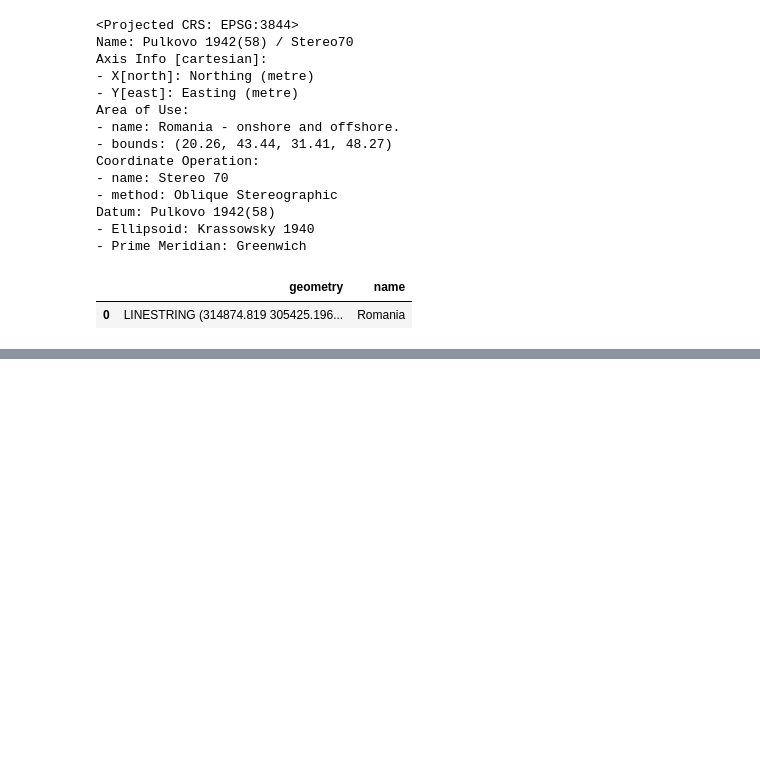
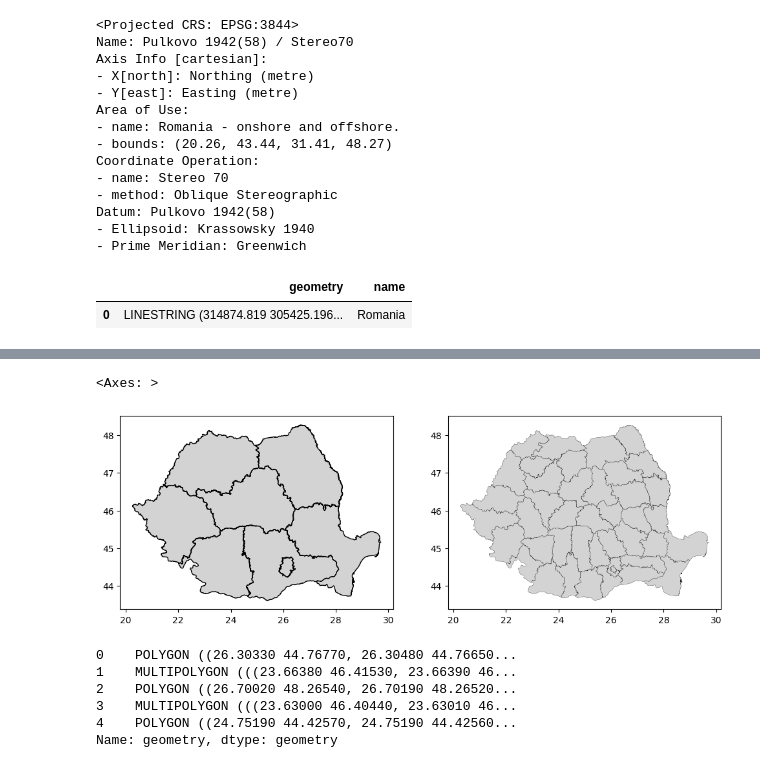
Before and after one commit to Clases-y-Evaluaciones-DelaCruz-Diana/Evaluation3-DelaCruz, a Jupyter notebook: index.ipynb, the cells around one changed output, grey strips where cells are left out. Cells and saved outputs as stored; diff of their text form; code cells hidden in the pictures; blank space fills up the shorter version.

```diff
--- a/index.ipynb
+++ b/index.ipynb
@@ -98,3 +98,3 @@ romania_border
 # %%
-romania_states=gpd.read_file(os.path.join("maps","DEU_adm","DEU_adm2.shp"))
-romania_municipalities=gpd.read_file(os.path.join("maps","DEU_adm","DEU_adm3.shp"))
+romania_states=gpd.read_file(os.path.join("maps","rou_adm_ancpi_v02_20220427_ab_shp","rou_admbnda_adm1_ancpi_v02_20220427.shp"))
+romania_municipalities=gpd.read_file(os.path.join("maps","rou_adm_ancpi_v02_20220427_ab_shp","rou_admbnda_adm2_ancpi_v02_20220427.shp"))
@@ -100,0 +121,19 @@ romania_municipalities=gpd.read_file(os.path.join("maps","DEU_adm","DEU_adm3.shp
+# %%
+import matplotlib.pyplot as plt
+
+fig, (ax1, ax2) = plt.subplots(ncols=2, sharex=False, sharey=False, figsize=(12,12))
+
+romania_states.plot(ax=ax1, facecolor='lightgrey', edgecolor='black')
+romania_municipalities.plot(ax=ax2, facecolor='lightgrey', edgecolor='black',linewidth=0.2)
+# %% [output]
+<Axes: >
+[figure, added]
+# %%
+romania_states.geometry.head()
+# %% [output]
+0    POLYGON ((26.30330 44.76770, 26.30480 44.76650...
+1    MULTIPOLYGON (((23.66380 46.41530, 23.66390 46...
+2    POLYGON ((26.70020 48.26540, 26.70190 48.26520...
+3    MULTIPOLYGON (((23.63000 46.40440, 23.63010 46...
+4    POLYGON ((24.75190 44.42570, 24.75190 44.42560...
+Name: geometry, dtype: geometry
```
Also changed, not shown: parts of 20 cells of this notebook.
